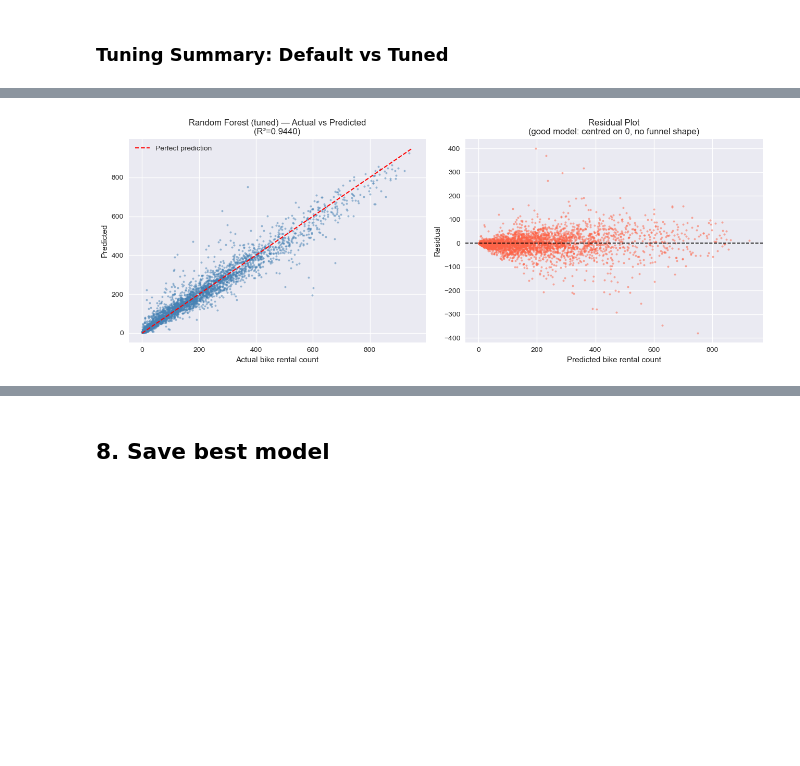
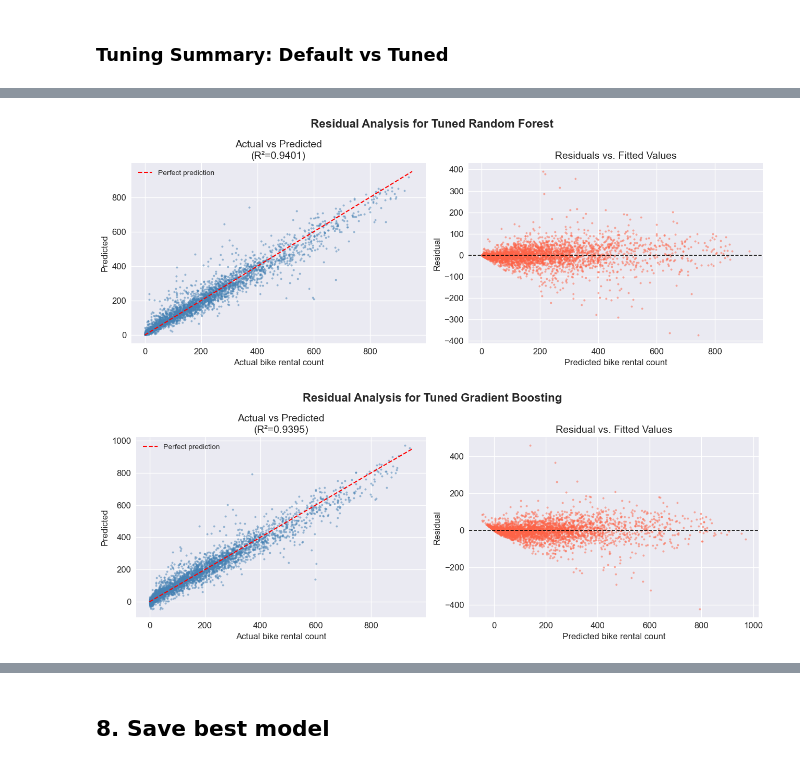
Before and after one commit to MTSU-DATA4950-Capstone-Spring2026/Team4-R2_BikeSharingDemand, a Jupyter notebook: notebooks/04_modeling.ipynb, the cells around one changed output, grey strips where cells are left out. Drawn from its saved outputs; the diff is of its cells as text; code cells hidden in the pictures; blank space fills up the shorter version.

```diff
--- a/notebooks/04_modeling.ipynb
+++ b/notebooks/04_modeling.ipynb
@@ -473,6 +472,6 @@ STEP 4: ------------------------------------
 # %%
 # features to drop
-drop_cols = ['holiday_1', 'atemp', 'workingday_0', 'yr_0']
+drop_cols = ['hr_11', 'weekday_3', 'is_evening', 'atemp', 'atemp_extreme']
 
 # drop only the columns that actually exist in this dataset
 drop_cols = [c for c in drop_cols if c in X_train_fe_unscaled.columns]
@@ -748,7 +861,7 @@ param_grid = {
 rf_grid = GridSearchCV(RandomForestRegressor(random_state=4950, n_jobs=-1),
                       param_grid = param_grid,
                       cv = cv, scoring = 'r2', n_jobs = -1)
-rf_grid.fit(X_train_refined, y_train_fe_unscaled)
+rf_grid.fit(X_train_fe_unscaled, y_train_fe_unscaled)
 
 print(f"Best params: {rf_grid.best_params_}")
 print(f"CV R²:       {rf_grid.best_score_:.4f}")
@@ -766,9 +879,9 @@ print(rf_cv_df.round(6).to_string(index=False))
 print()
 model_metrics(
     rf_grid,
-    'Random Forest (tuned)',
-    X_train_refined, y_train_fe_unscaled,
-    X_test_refined, y_test_fe_unscaled,
+    'Tuned Random Forest (all features)',
+    X_train_fe_unscaled, y_train_fe_unscaled,
+    X_test_fe_unscaled, y_test_fe_unscaled,
     results
 )
 # %% [output]
@@ -798,7 +911,7 @@ param_grid={
 gb_grid = GridSearchCV(GradientBoostingRegressor(random_state=4950),
                       param_grid=param_grid,
                        cv=cv, scoring='r2', n_jobs=-1)
-gb_grid.fit(X_train_refined, y_train_fe_unscaled)
+gb_grid.fit(X_train_fe_unscaled, y_train_fe_unscaled)
 
 print(f"Best params: {gb_grid.best_params_}")
 print(f"CV R²:       {gb_grid.best_score_:.4f}")
@@ -817,9 +930,9 @@ print(gb_cv_df.round(4).to_string(index=False))
 print()
 model_metrics(
     gb_grid,
-    'Gradient Boosting (tuned)',
-    X_train_refined, y_train_fe_unscaled,
-    X_test_refined, y_test_fe_unscaled,
+    'Tuned Gradient Boosting (all features)',
+    X_train_fe_unscaled, y_train_fe_unscaled,
+    X_test_fe_unscaled, y_test_fe_unscaled,
     results
 )
 # %% [output]
@@ -956,28 +1104,57 @@ plt.show()
 # %%
-best_model  = rf_grid.best_estimator_   # swap to rf_grid if RF wins
-best_name   =  'Random Forest (tuned)'
-y_pred_best = best_model.predict(X_test_refined)
+# Residual analysis for each finalist model
 
+# Tuned Random Forest
+rf_finalist  = rf_grid.best_estimator_
+y_pred_rf = rf_finalist.predict(X_test_fe_unscaled)
 fig, axes = plt.subplots(1, 2, figsize=(13, 5))
-
 # Actual vs Predicted
-axes[0].scatter(y_test_fe_unscaled, y_pred_best, alpha=0.5, s=6, color='steelblue')
+axes[0].scatter(y_test_fe_unscaled, y_pred_rf, alpha=0.5, s=6, color='steelblue')
 lims = [0, 950]
 axes[0].plot(lims, lims, 'r--', lw=1.5, label='Perfect prediction')
-axes[0].set_xlabel('Actual bike rental count')
-axes[0].set_ylabel('Predicted')
-axes[0].set_title(f'{best_name} — Actual vs Predicted\n(R²={r2_score(y_test_fe_unscaled, y_pred_best):.4f})')
+axes[0].set_xlabel('Actual bike rental count', fontsize=12)
+axes[0].set_ylabel('Predicted', fontsize=12)
+axes[0].set_title(f'Actual vs Predicted\n(R²={r2_score(y_test_fe_unscaled, y_pred_rf):.4f})', fontsize=14)
+axes[0].tick_params(axis='both', labelsize=12)
 axes[0].legend()
+# residual plot
+residuals = y_test_fe_unscaled - y_pred_rf
+axes[1].scatter(y_pred_rf, residuals, alpha=0.5, s=6, color='tomato')
+axes[1].axhline(0, color='black', lw=1.2, linestyle='--')
+axes[1].set_xlabel('Predicted bike rental count', fontsize=12)
+axes[1].set_ylabel('Residual', fontsize=12)
+axes[1].set_title('Residuals vs. Fitted Values', fontsize=14)
+axes[1].tick_params(axis='both', labelsize=12)
+plt.suptitle("Residual Analysis for Tuned Random Forest", fontsize=16, fontweight='bold')
+plt.tight_layout()
+plt.savefig("../figures/random_forest_residual_plots.png", dpi=300, bbox_inches="tight")
+plt.show()
 
+# Tuned Gradient Boosting
+gb_finalist  = gb_grid.best_estimator_
+y_pred_gb = gb_finalist.predict(X_test_fe_unscaled)
+fig, axes = plt.subplots(1, 2, figsize=(13, 5))
+# Actual vs Predicted
+axes[0].scatter(y_test_fe_unscaled, y_pred_gb, alpha=0.5, s=6, color='steelblue')
+lims = [0, 950]
+axes[0].plot(lims, lims, 'r--', lw=1.5, label='Perfect prediction')
+axes[0].set_xlabel('Actual bike rental count', fontsize=12)
+axes[0].set_ylabel('Predicted', fontsize=12)
+axes[0].set_title(f'Actual vs Predicted\n(R²={r2_score(y_test_fe_unscaled, y_pred_gb):.4f})', fontsize=14)
+axes[0].tick_params(axis='both', labelsize=12)
+axes[0].legend()
 # residual plot
-residuals = y_test_fe_unscaled - y_pred_best
-axes[1].scatter(y_pred_best, residuals, alpha=0.5, s=6, color='tomato')
+residuals = y_test_fe_unscaled - y_pred_gb
+axes[1].scatter(y_pred_gb, residuals, alpha=0.5, s=6, color='tomato')
 axes[1].axhline(0, color='black', lw=1.2, linestyle='--')
-axes[1].set_xlabel('Predicted bike rental count')
-axes[1].set_ylabel('Residual')
-axes[1].set_title('Residual Plot\n(good model: centred on 0, no funnel shape)')
-
+axes[1].set_xlabel('Predicted bike rental count', fontsize=12)
+axes[1].set_ylabel('Residual', fontsize=12)
+axes[1].set_title('Residual vs. Fitted Values', fontsize=14)
+axes[1].tick_params(axis='both', labelsize=12)
+plt.suptitle("Residual Analysis for Tuned Gradient Boosting", fontsize=16, fontweight='bold')
 plt.tight_layout()
+plt.savefig("../figures/gradient_boosting_residual_plots.png", dpi=300, bbox_inches="tight")
 plt.show()
 # %% [output]
-[figure, old version]
+[figure, new version]
+[figure, added]
```
Also changed, not shown: parts of 42 cells of this notebook, 17 other files.
